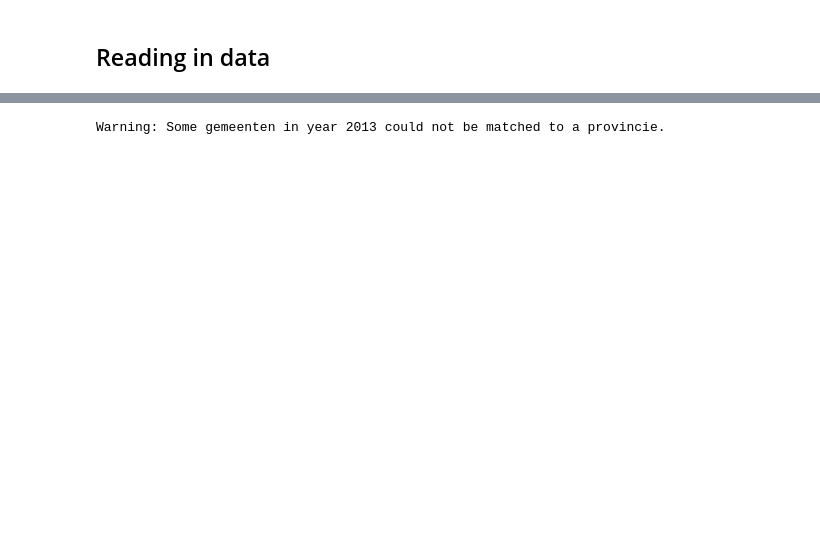
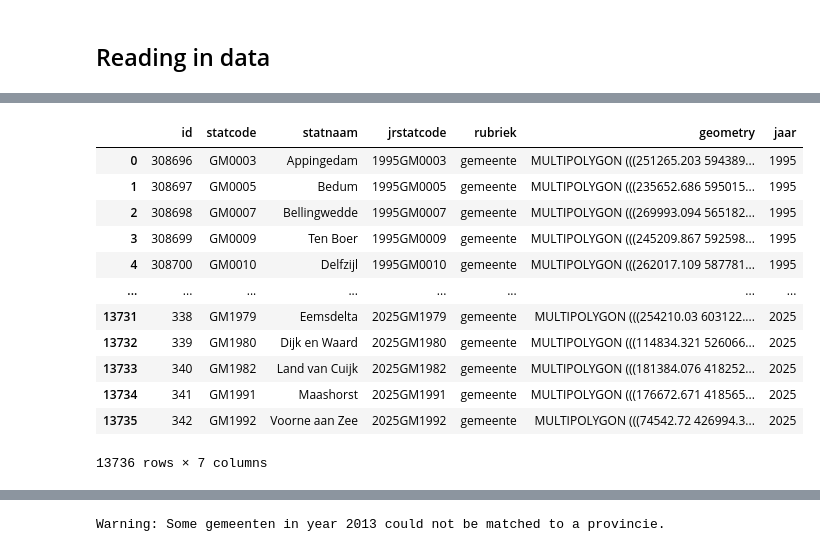
Before and after one commit to TayyipAltan/house_price_causality, a Jupyter notebook: notebooks/analysis.ipynb, the cells around one changed output, grey strips where cells are left out. Drawn from its saved outputs; the diff is of its cells as text; code cells hidden in the pictures; blank space fills up the shorter version.

```diff
--- a/analysis.ipynb
+++ b/notebooks/analysis.ipynb
@@ -27,0 +51,19 @@ L = Location characteristics (fault zones)
+# %%
+gdf_gemeenten = concatenate_cbs_areas(list(range(1995, 2026)), "gemeente_gegeneraliseerd")
+gdf_provincies = concatenate_cbs_areas(list(range(1995, 2026)), "provincie_gegeneraliseerd")
+# %%
+gdf_gemeenten
+# %% [output]
+|  | id | statcode | statnaam | jrstatcode | rubriek | geometry | jaar |
+| 0 | 308696 | GM0003 | Appingedam | 1995GM0003 | gemeente | MULTIPOLYGON (((251265.203 594389... | 1995 |
+| 1 | 308697 | GM0005 | Bedum | 1995GM0005 | gemeente | MULTIPOLYGON (((235652.686 595015... | 1995 |
+| 2 | 308698 | GM0007 | Bellingwedde | 1995GM0007 | gemeente | MULTIPOLYGON (((269993.094 565182... | 1995 |
+| 3 | 308699 | GM0009 | Ten Boer | 1995GM0009 | gemeente | MULTIPOLYGON (((245209.867 592598... | 1995 |
+| 4 | 308700 | GM0010 | Delfzijl | 1995GM0010 | gemeente | MULTIPOLYGON (((262017.109 587781... | 1995 |
+| ... | ... | ... | ... | ... | ... | ... | ... |
+| 13731 | 338 | GM1979 | Eemsdelta | 2025GM1979 | gemeente | MULTIPOLYGON (((254210.03 603122.... | 2025 |
+| 13732 | 339 | GM1980 | Dijk en Waard | 2025GM1980 | gemeente | MULTIPOLYGON (((114834.321 526066... | 2025 |
+| 13733 | 340 | GM1982 | Land van Cuijk | 2025GM1982 | gemeente | MULTIPOLYGON (((181384.076 418252... | 2025 |
+| 13734 | 341 | GM1991 | Maashorst | 2025GM1991 | gemeente | MULTIPOLYGON (((176672.671 418565... | 2025 |
+| 13735 | 342 | GM1992 | Voorne aan Zee | 2025GM1992 | gemeente | MULTIPOLYGON (((74542.72 426994.3... | 2025 |
+13736 rows × 7 columns
```
Also changed, not shown: parts of 21 cells of this notebook, 7 other files.
